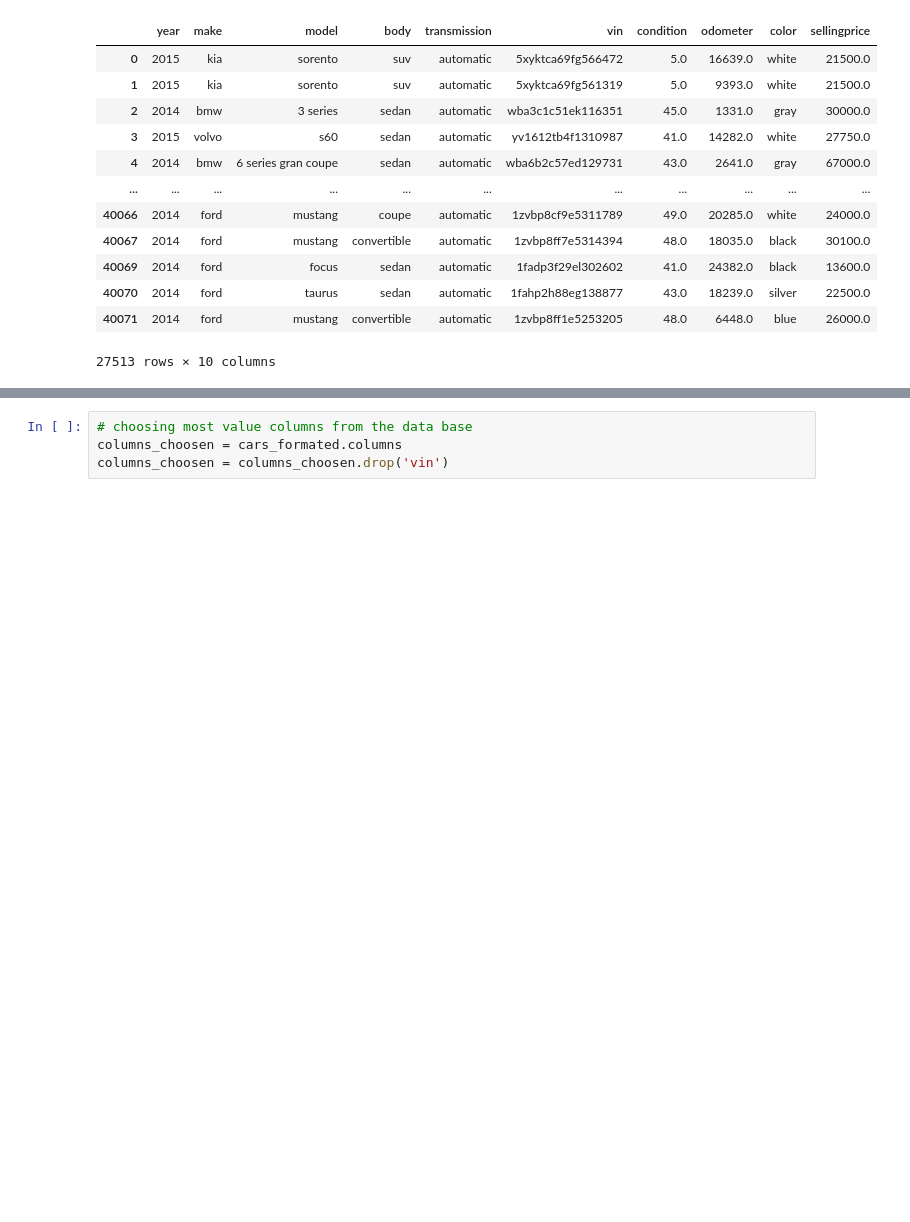
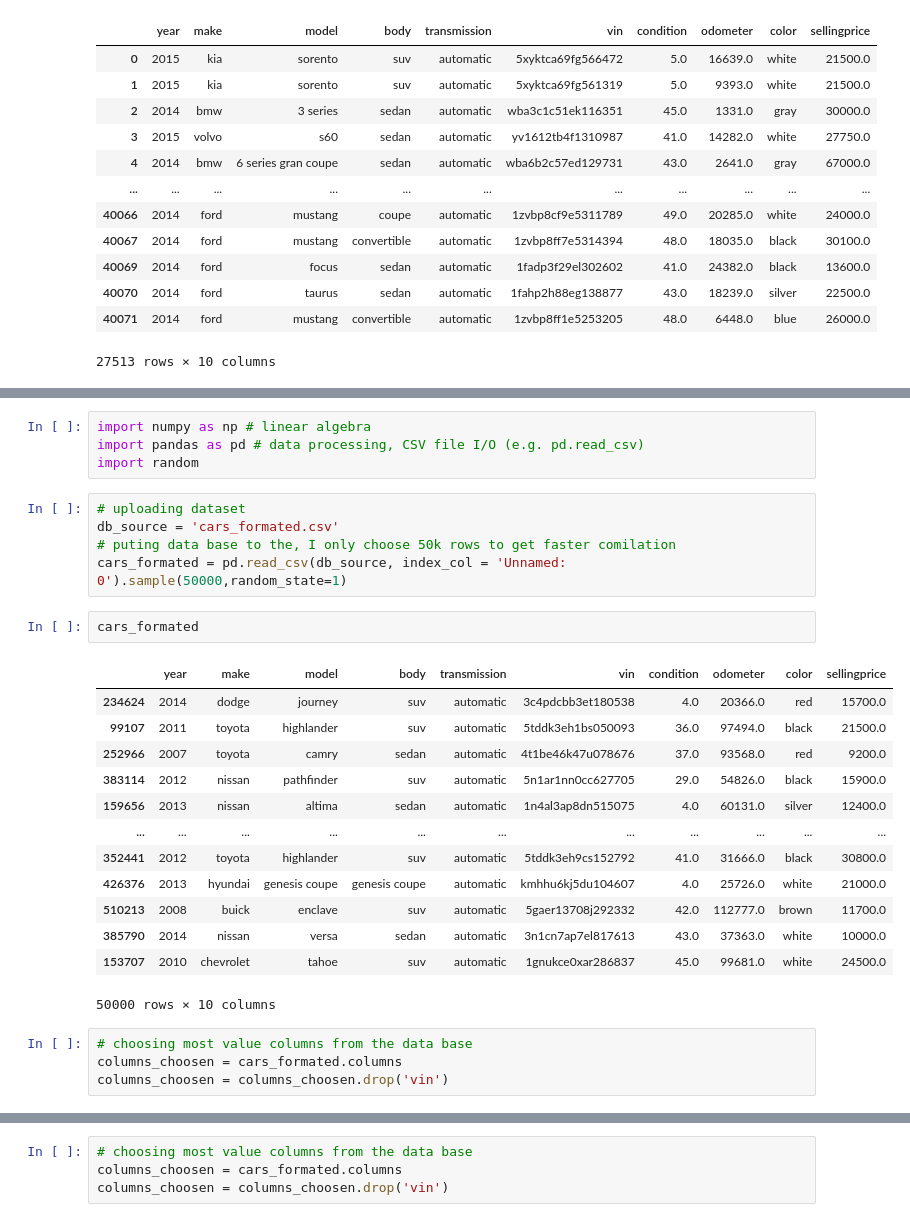
Before and after one commit to Mikaelow/Kaggle, a Jupyter notebook: car_predicting_price.ipynb, the cells around one changed output, grey strips where cells are left out. Drawn from its saved outputs; the diff is of its cells as text; blank space fills up the shorter version.

```diff
--- a/car_predicting_price.ipynb
+++ b/car_predicting_price.ipynb
@@ -41,0 +44,29 @@ cars_formated
+# %%
+import numpy as np # linear algebra
+import pandas as pd # data processing, CSV file I/O (e.g. pd.read_csv)
+import random
+# %%
+# uploading dataset
+db_source = 'cars_formated.csv'
+# puting data base to the, I only choose 50k rows to get faster comilation
+cars_formated = pd.read_csv(db_source, index_col = 'Unnamed: 0').sample(50000,random_state=1)
+# %%
+cars_formated
+# %% [output]
+|  | year | make | model | body | transmission | vin | condition | odometer | color | sellingprice |
+| 234624 | 2014 | dodge | journey | suv | automatic | 3c4pdcbb3et180538 | 4.0 | 20366.0 | red | 15700.0 |
+| 99107 | 2011 | toyota | highlander | suv | automatic | 5tddk3eh1bs050093 | 36.0 | 97494.0 | black | 21500.0 |
+| 252966 | 2007 | toyota | camry | sedan | automatic | 4t1be46k47u078676 | 37.0 | 93568.0 | red | 9200.0 |
+| 383114 | 2012 | nissan | pathfinder | suv | automatic | 5n1ar1nn0cc627705 | 29.0 | 54826.0 | black | 15900.0 |
+| 159656 | 2013 | nissan | altima | sedan | automatic | 1n4al3ap8dn515075 | 4.0 | 60131.0 | silver | 12400.0 |
+| ... | ... | ... | ... | ... | ... | ... | ... | ... | ... | ... |
+| 352441 | 2012 | toyota | highlander | suv | automatic | 5tddk3eh9cs152792 | 41.0 | 31666.0 | black | 30800.0 |
+| 426376 | 2013 | hyundai | genesis coupe | genesis coupe | automatic | kmhhu6kj5du104607 | 4.0 | 25726.0 | white | 21000.0 |
+| 510213 | 2008 | buick | enclave | suv | automatic | 5gaer13708j292332 | 42.0 | 112777.0 | brown | 11700.0 |
+| 385790 | 2014 | nissan | versa | sedan | automatic | 3n1cn7ap7el817613 | 43.0 | 37363.0 | white | 10000.0 |
+| 153707 | 2010 | chevrolet | tahoe | suv | automatic | 1gnukce0xar286837 | 45.0 | 99681.0 | white | 24500.0 |
+50000 rows × 10 columns
+# %%
+# choosing most value columns from the data base
+columns_choosen = cars_formated.columns
+columns_choosen = columns_choosen.drop('vin')
```
Also changed, not shown: parts of 37 cells of this notebook.
